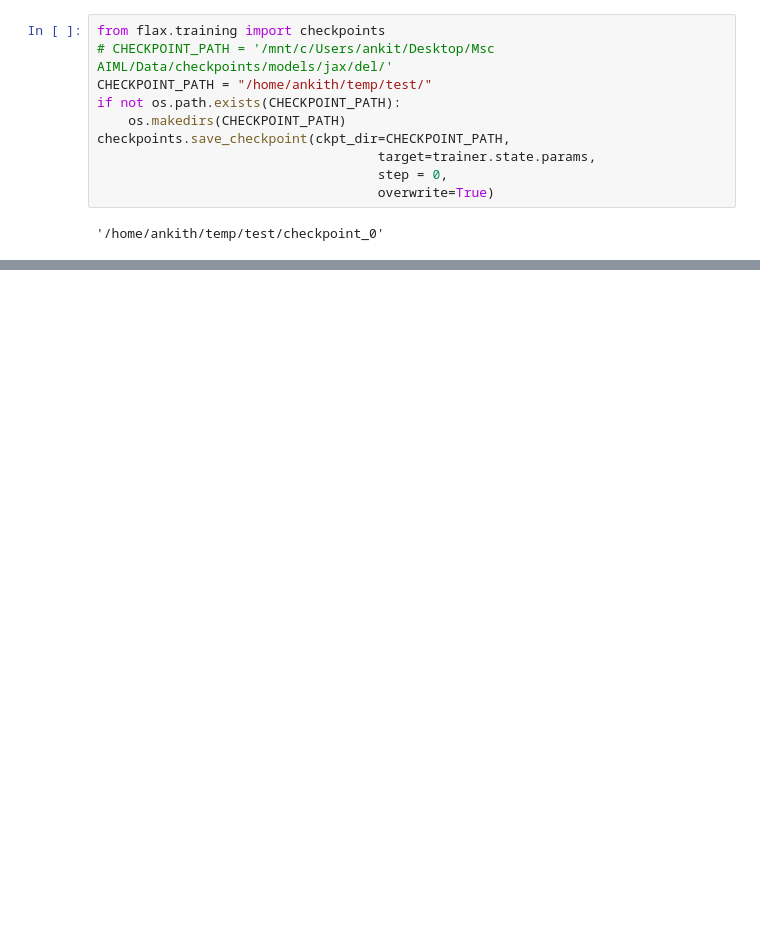
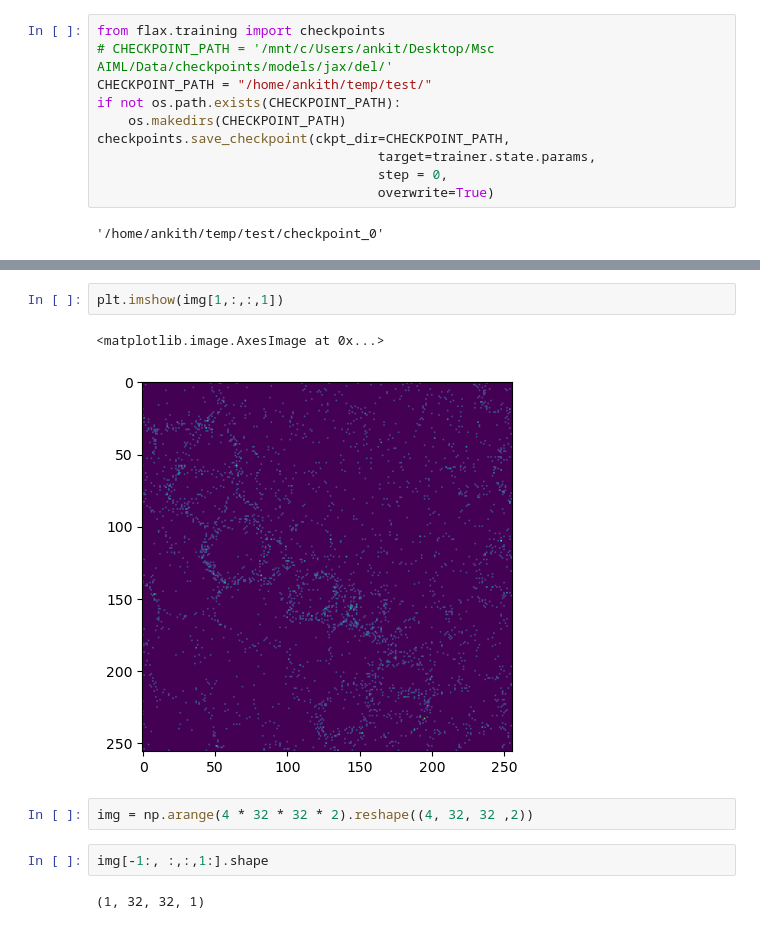
Before and after one commit to ankithsavio/msc-project, a Jupyter notebook: GAP-JAX/examples-jax/test-jax.ipynb, the cells around one changed output, grey strips where cells are left out. Drawn from its saved outputs; the diff is of its cells as text; blank space fills up the shorter version.

```diff
--- a/GAP-JAX/examples-jax/test-jax.ipynb
+++ b/GAP-JAX/examples-jax/test-jax.ipynb
@@ -149,0 +203,11 @@ dict
+# %%
+plt.imshow(img[1,:,:,1])
+# %% [output]
+<matplotlib.image.AxesImage at 0x...>
+[figure, added]
+# %%
+img = np.arange(4 * 32 * 32 * 2).reshape((4, 32, 32 ,2))
+# %%
+img[-1:, :,:,1:].shape
+# %% [output]
+(1, 32, 32, 1)
```
Also changed, not shown: parts of 24 cells of this notebook, 1 other file.
